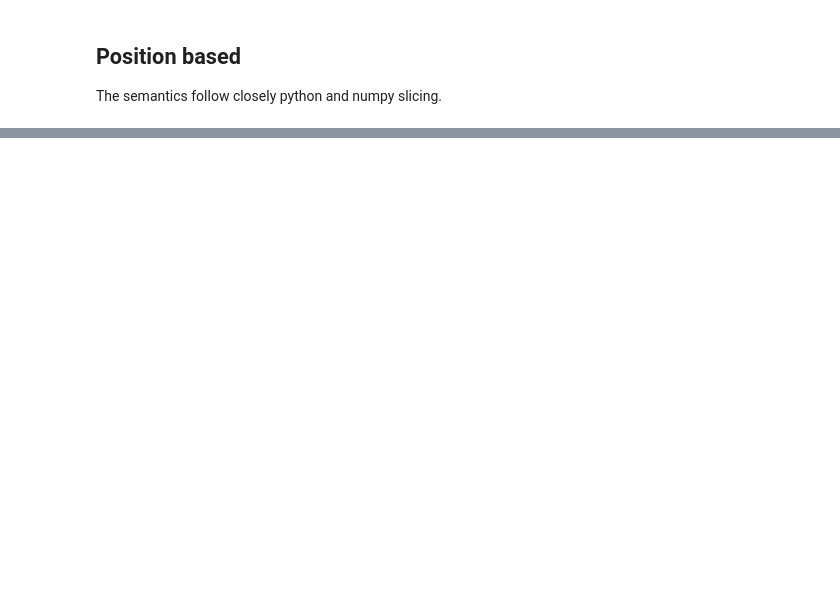
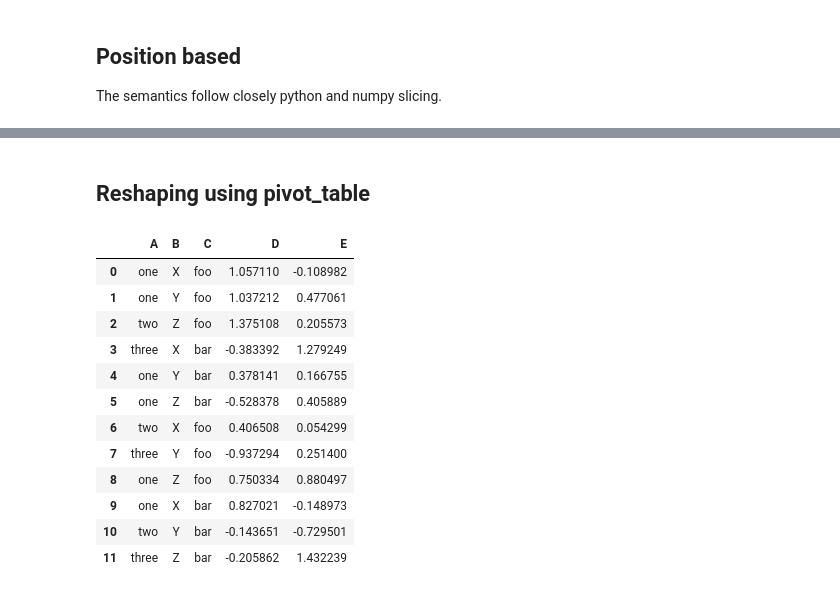
Before and after one commit to LUMC/python-course, a Jupyter notebook: pandas/pandas.ipynb, the cells around one changed output, grey strips where cells are left out. Saved outputs shown, nothing was run; the diff lists cells and outputs as text; code cells hidden in the pictures; blank space fills up the shorter version.

```diff
--- a/pandas/pandas.ipynb
+++ b/pandas/pandas.ipynb
@@ -332,0 +726,24 @@ df.iloc[1,1]
+# %% [markdown]
+## Reshaping using pivot_table
+# %%
+# Create a flat table with duplicated entries
+df = pd.DataFrame({'A' : ['one', 'one', 'two', 'three'] * 3,
+                       'B' : ['X', 'Y', 'Z'] * 4,
+                       'C' : ['foo', 'foo', 'foo', 'bar', 'bar', 'bar'] * 2,
+                       'D' : np.random.randn(12),
+                       'E' : np.random.randn(12)})
+df
+# %% [output]
+|  | A | B | C | D | E |
+| 0 | one | X | foo | 1.057110 | -0.108982 |
+| 1 | one | Y | foo | 1.037212 | 0.477061 |
+| 2 | two | Z | foo | 1.375108 | 0.205573 |
+| 3 | three | X | bar | -0.383392 | 1.279249 |
+| 4 | one | Y | bar | 0.378141 | 0.166755 |
+| 5 | one | Z | bar | -0.528378 | 0.405889 |
+| 6 | two | X | foo | 0.406508 | 0.054299 |
+| 7 | three | Y | foo | -0.937294 | 0.251400 |
+| 8 | one | Z | foo | 0.750334 | 0.880497 |
+| 9 | one | X | bar | 0.827021 | -0.148973 |
+| 10 | two | Y | bar | -0.143651 | -0.729501 |
+| 11 | three | Z | bar | -0.205862 | 1.432239 |
```
Also changed, not shown: parts of 73 cells of this notebook.
